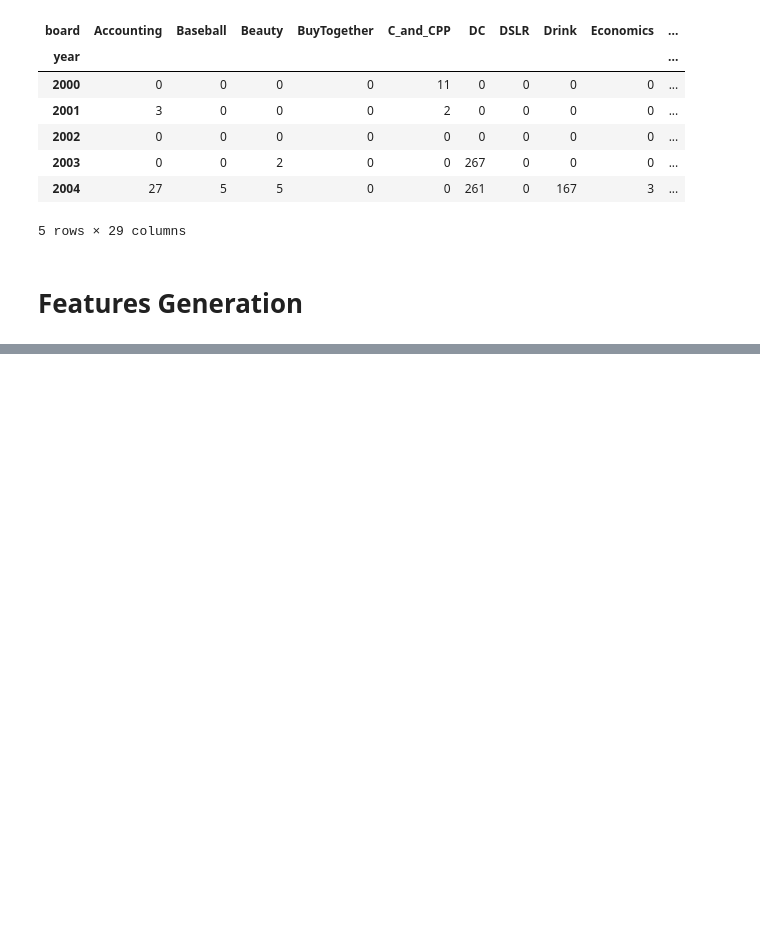
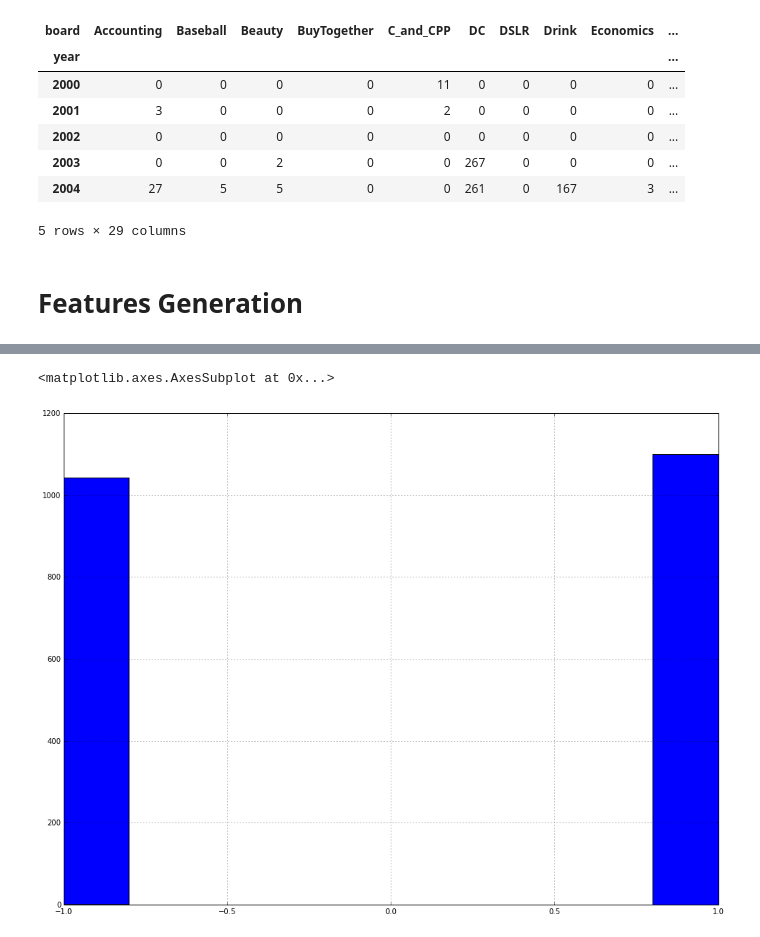
Before and after one commit to c3h3/PyData-Notes, a Jupyter notebook: pycontw2014/playdata/preprocessing/DataPreprocessing.ipynb, the cells around one changed output, grey strips where cells are left out. Cells and saved outputs as stored; diff of their text form; code cells hidden in the pictures; blank space fills up the shorter version.

```diff
--- a/pycontw2014/playdata/preprocessing/DataPreprocessing.ipynb
+++ b/pycontw2014/playdata/preprocessing/DataPreprocessing.ipynb
@@ -844,0 +919,3 @@ year_vs_posts.head()
+# %%
+ts = TW2330_df["Close"]
+ts.head()
@@ -844,0 +950,9 @@ year_vs_posts.head()
+# %%
+def ts_ngram(ts, n, name_prefix="x", remove_index = False):
+    ngram_ts_list = [ts.shift(i) for i in range(n)]
+    colnames = ["%s%i" % (name_prefix,i) for i in range(n)]
+
+    if remove_index:
+        return pd.concat(ngram_ts_list, axis=1,join="inner",keys=colnames)[n-1:].reset_index(drop=True)
+    else:
+        return pd.concat(ngram_ts_list, axis=1,join="inner",keys=colnames)[n-1:]
@@ -844,0 +1003,3 @@ year_vs_posts.head()
+# %%
+TW2330_UDs_temp = ts_ngram(TW2330_df["Close"],2)
+TW2330_UDs_temp.head()
@@ -844,0 +1015,4 @@ year_vs_posts.head()
+# %%
+TW2330_UDs = (TW2330_UDs_temp["x0"] - TW2330_UDs_temp["x1"]).apply(np.sign)
+TW2330_UDs = TW2330_UDs[TW2330_UDs != 0]
+TW2330_UDs
@@ -844,0 +1116,5 @@ year_vs_posts.head()
+# %%
+TW2330_UDs.hist()
+# %% [output]
+<matplotlib.axes.AxesSubplot at 0x...>
+[figure, added]
```
Also changed, not shown: parts of 49 cells of this notebook.
